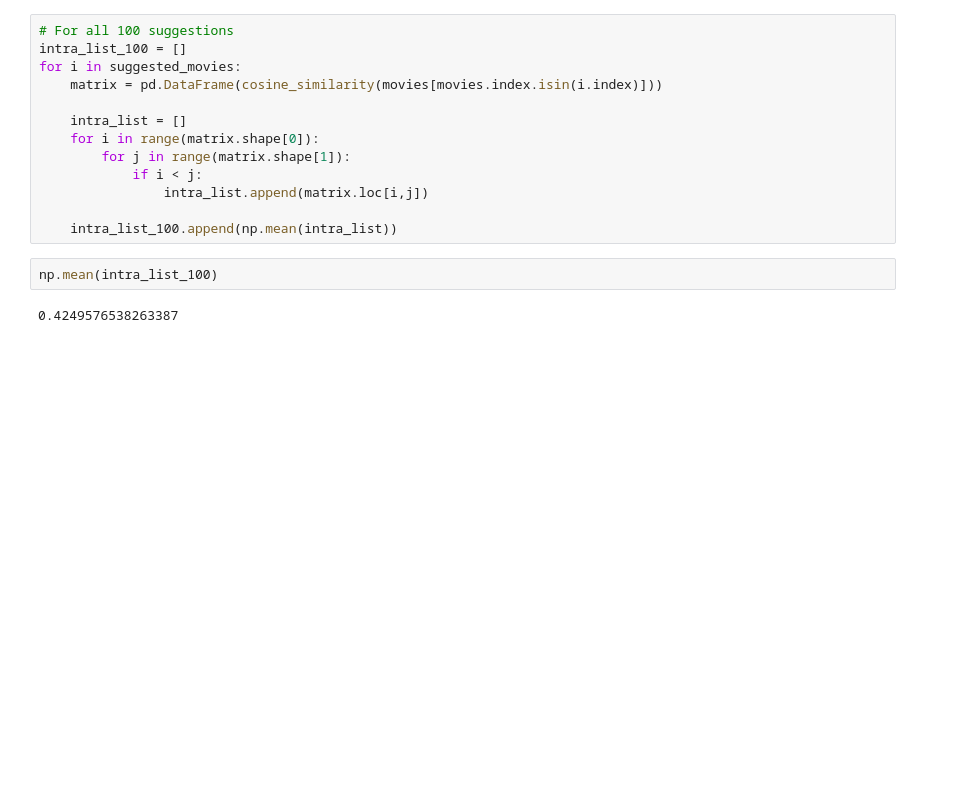
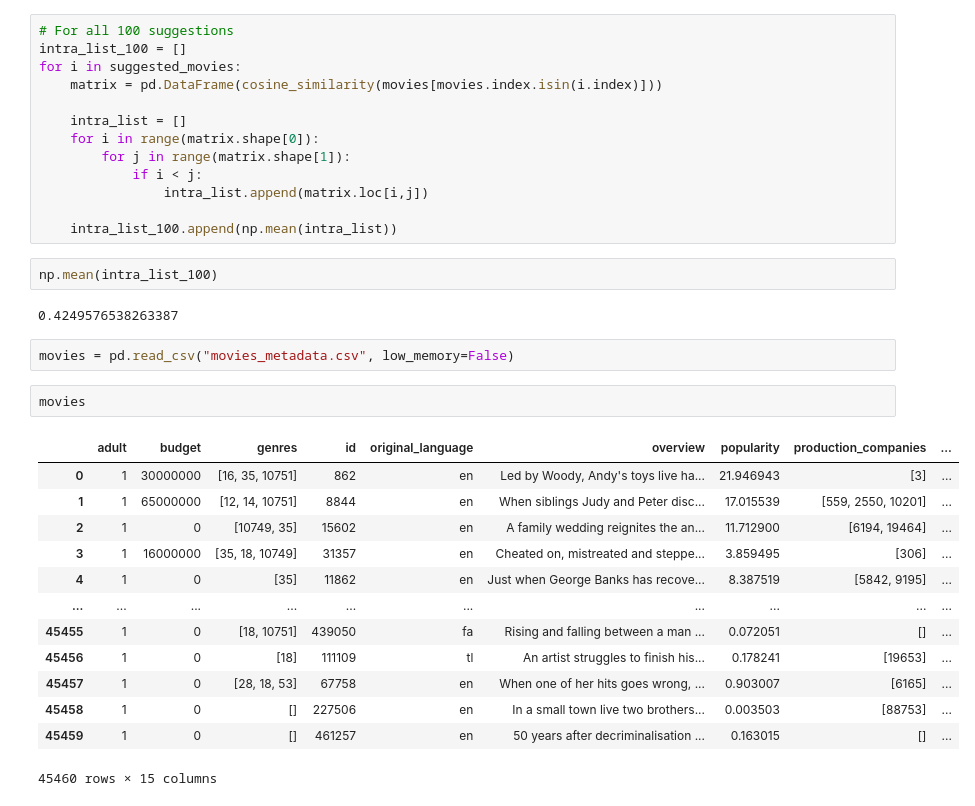
Before and after one commit to MartinMZan/Movie-recommendation, a Jupyter notebook: 14. Bi-clustering movie recommender.ipynb, the cells around one changed output. Cells and saved outputs as stored; diff of their text form; blank space fills up the shorter version.

```diff
--- a/14. Bi-clustering movie recommender.ipynb
+++ b/14. Bi-clustering movie recommender.ipynb
@@ -235,3 +235,21 @@ for i in suggested_movies:
 np.mean(intra_list_100)
 # %% [output]
 0.4249576538263387
+# %%
+movies = pd.read_csv("movies_metadata.csv", low_memory=False)
+# %%
+movies
+# %% [output]
+|  | adult | budget | genres | id | original_language | overview | popularity | production_companies | ... |
+| 0 | 1 | 30000000 | [16, 35, 10751] | 862 | en | Led by Woody, Andy's toys live ha... | 21.946943 | [3] | ... |
+| 1 | 1 | 65000000 | [12, 14, 10751] | 8844 | en | When siblings Judy and Peter disc... | 17.015539 | [559, 2550, 10201] | ... |
+| 2 | 1 | 0 | [10749, 35] | 15602 | en | A family wedding reignites the an... | 11.712900 | [6194, 19464] | ... |
+| 3 | 1 | 16000000 | [35, 18, 10749] | 31357 | en | Cheated on, mistreated and steppe... | 3.859495 | [306] | ... |
+| 4 | 1 | 0 | [35] | 11862 | en | Just when George Banks has recove... | 8.387519 | [5842, 9195] | ... |
+| ... | ... | ... | ... | ... | ... | ... | ... | ... | ... |
+| 45455 | 1 | 0 | [18, 10751] | 439050 | fa | Rising and falling between a man ... | 0.072051 | [] | ... |
+| 45456 | 1 | 0 | [18] | 111109 | tl | An artist struggles to finish his... | 0.178241 | [19653] | ... |
+| 45457 | 1 | 0 | [28, 18, 53] | 67758 | en | When one of her hits goes wrong, ... | 0.903007 | [6165] | ... |
+| 45458 | 1 | 0 | [] | 227506 | en | In a small town live two brothers... | 0.003503 | [88753] | ... |
+| 45459 | 1 | 0 | [] | 461257 | en | 50 years after decriminalisation ... | 0.163015 | [] | ... |
+45460 rows × 15 columns
```
Also changed, not shown: parts of 2 cells of this notebook, 2 other files.
